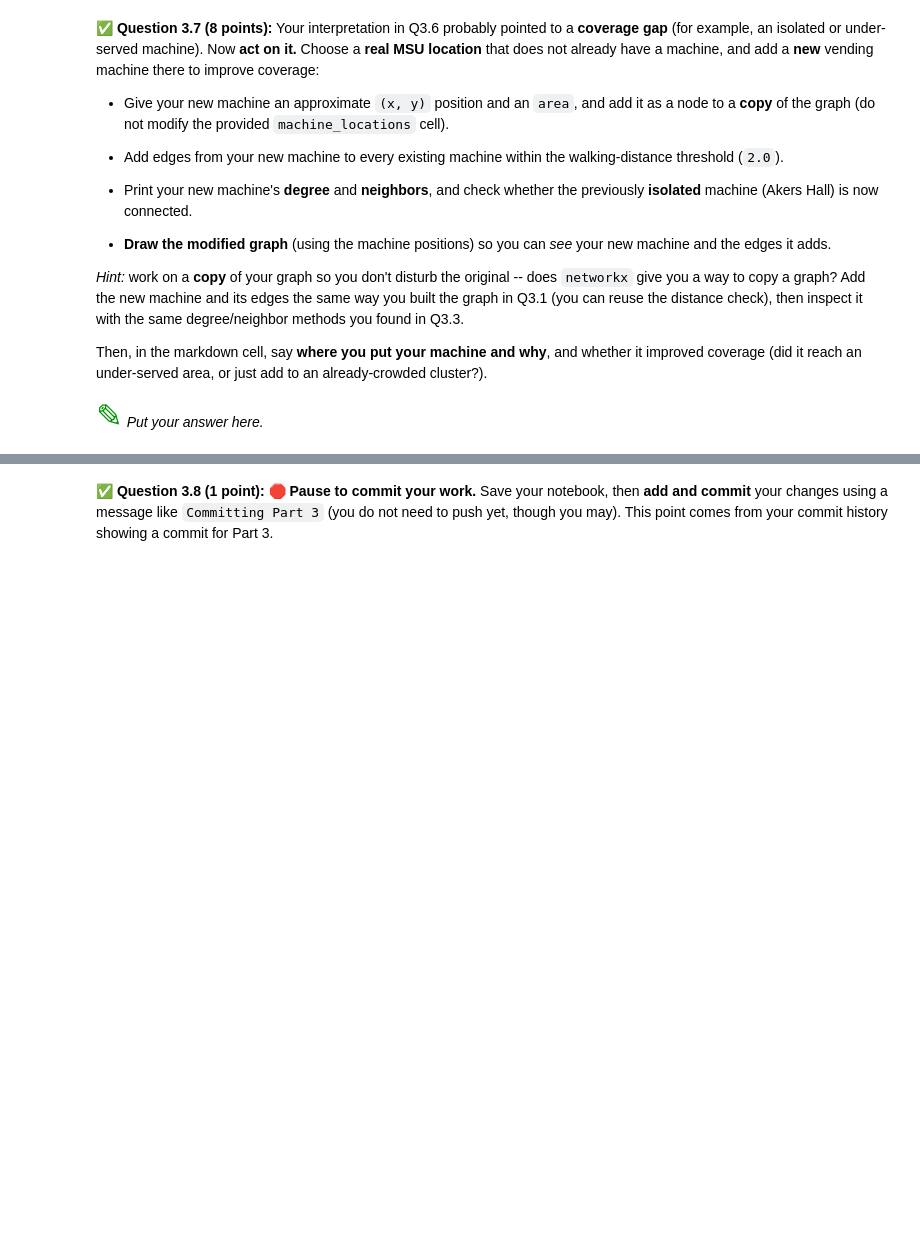
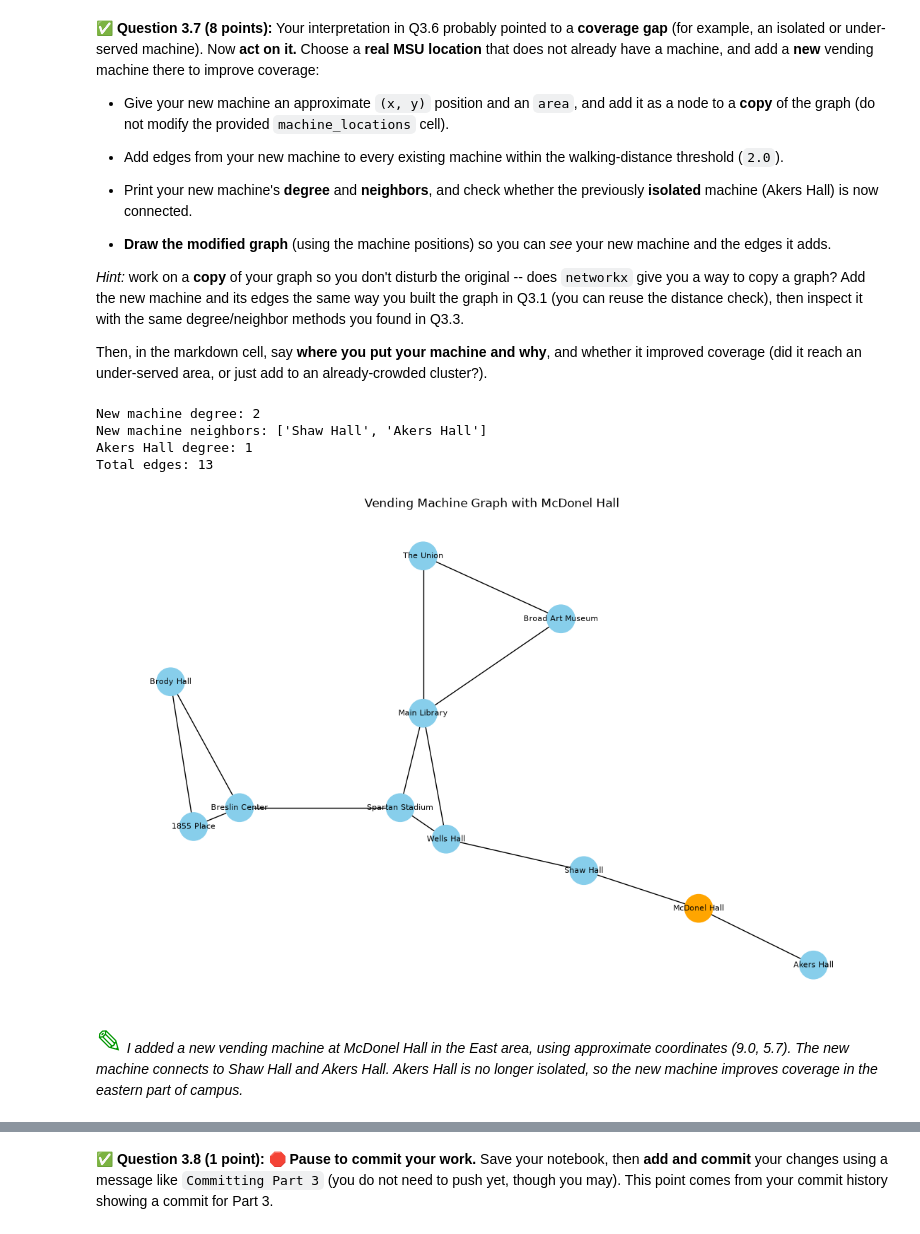
Before and after one commit to Joseph-wang1/CMSE202-f26-turnin, a Jupyter notebook: hw-02/HW02-ABMandGraphTheory-STUDENT.ipynb, the cells around one changed output, grey strips where cells are left out. Saved outputs shown, nothing was run; the diff lists cells and outputs as text; code cells hidden in the pictures; blank space fills up the shorter version.

Commit message:
Complete Hw 2 Part 4

```diff
--- a/hw-02/HW02-ABMandGraphTheory-STUDENT.ipynb
+++ b/hw-02/HW02-ABMandGraphTheory-STUDENT.ipynb
@@ -967,5 +965,64 @@ Then, in the markdown cell, say **where you put your machine and why**, and whet
-# %% [markdown]
-<font size=6 color="#009600">&#9998;</font> *Put your answer here.*
+# %%
+# Put your code for Question 3.6 here -- add your new machine and show how the graph changes.
+G_copy = G.copy()
+
+new_machine = "McDonel Hall"
+new_pos = (9.0, 5.7)
+new_area = "East"
+
+G_copy.add_node(new_machine, pos=new_pos, area=new_area)
+
+
+for name in machine_locations:
+    data = machine_locations[name]
+
+    distance = math.hypot(
+        new_pos[0] - data[0],
+        new_pos[1] - data[1]
+    )
+
+    if distance <= 2.0:
+        G_copy.add_edge(new_machine, name)
+
+
+print("New machine degree:", G_copy.degree(new_machine))
+print("New machine neighbors:", list(G_copy.neighbors(new_machine)))
+
+print("Akers Hall degree:", G_copy.degree("Akers Hall"))
+print("Total edges:", G_copy.number_of_edges())
+
+
+positions = nx.get_node_attributes(G_copy, "pos")
+
+node_colors = []
+
+for name in G_copy.nodes:
+    if name == new_machine:
+        node_colors.append("orange")
+    else:
+        node_colors.append("skyblue")
+
+plt.figure(figsize=(11, 7))
+
+nx.draw(
+    G_copy,
+    pos=positions,
+    with_labels=True,
+    node_color=node_colors,
+    node_size=800,
+    font_size=8
+)
+
+plt.title("Vending Machine Graph with McDonel Hall")
+plt.show()
+# %% [output]
+New machine degree: 2
+New machine neighbors: ['Shaw Hall', 'Akers Hall']
+Akers Hall degree: 1
+Total edges: 13
+[figure, added]
+# %% [markdown]
+<font size=6 color="#009600">&#9998;</font> *I added a new vending machine at McDonel Hall in the East area, using approximate coordinates (9.0, 5.7). The new machine connects to Shaw Hall and Akers Hall. Akers Hall is no longer isolated, so the new machine improves coverage in the eastern part of campus.*
 # %% [markdown]
 <!-- END QUESTION -->
 <!-- DO NOT MODIFY OR DELETE THIS CELL -->
```
Also changed, not shown: parts of 5 cells of this notebook.
